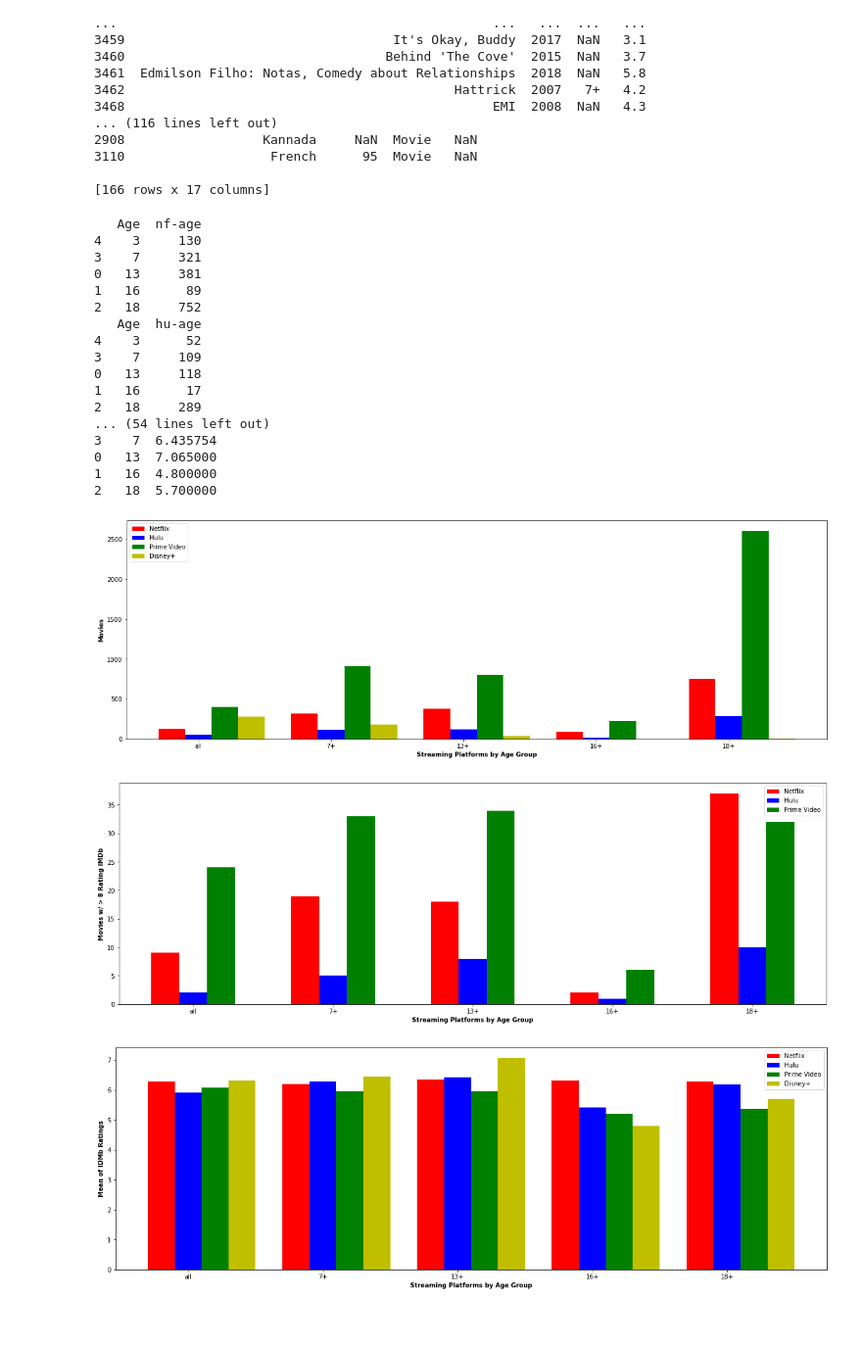
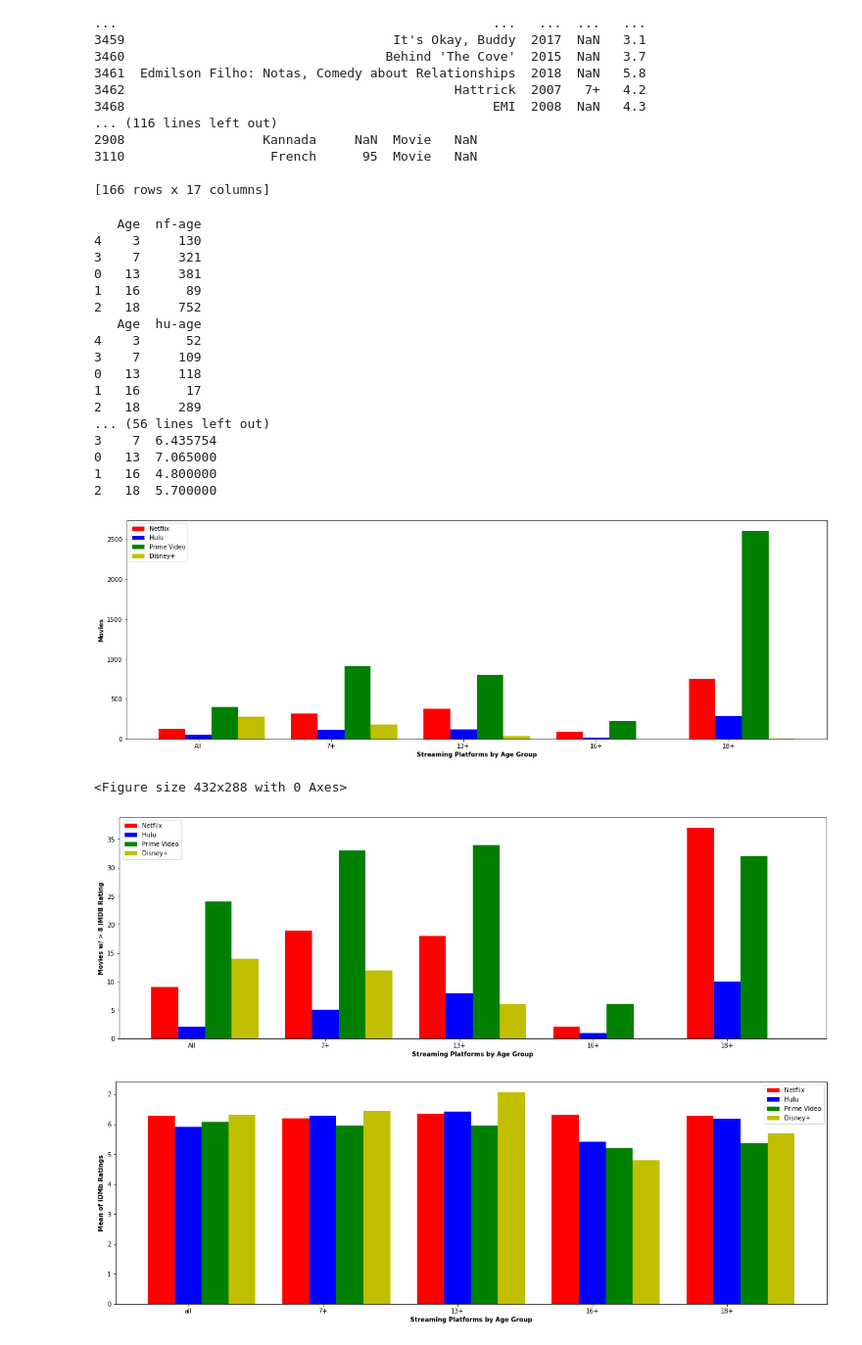
Before and after one commit to jtslater2/old_fashioned, a Jupyter notebook: Scripts/mpaa.ipynb, the cells around one changed output. Shown at 98% size. Drawn from its saved outputs; the diff is of its cells as text; code cells hidden in the pictures.

```diff
--- a/Scripts/mpaa.ipynb
+++ b/Scripts/mpaa.ipynb
@@ -152,6 +152,12 @@ hs3.sort_values(by = "Age", inplace = True)
 hs4.sort_values(by = "Age", inplace = True)
 hs5.sort_values(by = "Age", inplace = True)
 
+hs5 = hs5.append({"Age":16,"hdi-age":0},ignore_index=True)
+hs5 = hs5.append({"Age":18,"hdi-age":0},ignore_index=True)
+hs5["Age"] = hs5["Age"].astype(int)
+
+
+
 print(hs2)
 print(hs3)
 print(hs4)
@@ -195,7 +201,7 @@ print(ms5)
 0   13     118
 1   16      17
 2   18     289
-... (54 lines left out)
+... (56 lines left out)
 3    7  6.435754
 0   13  7.065000
 1   16  4.800000
@@ -220,39 +226,43 @@ plt.xlabel('Streaming Platforms by Age Group', fontweight ='bold')
 plt.ylabel('Movies', fontweight ='bold')
 #plt.xticks(['all', '7+', '13+', '16+', '18+'])
 plt.xticks([r + .2 for r in range(5)],
-           ['all', '7+', '13+', '16+', '18+'])
+           ['All', '7+', '13+', '16+', '18+'])
 
 
 plt.legend()
 
 plt.show()
+
+plt.savefig(r'../Final_Datasets/Age Group - Movies per Streaming Service.png')
 # %% [output]
 [figure]
+<Figure size 432x288 with 0 Axes>
 # %%
 #IMDB greater than 8 by age group
 
 fig = plt.figure(figsize = (16,5))
 
 x = np.arange(5)
 
 ax = fig.add_axes([0,0,1,1])
 ax.bar(x, hs2["hnf-age"], color = 'r', width = 0.2, label = "Netflix")
 ax.bar(x+.2, hs3["hhu-age"], color = 'b', width = 0.2, label = "Hulu")
 ax.bar(x+ .4, hs4["hpv-age"], color = 'g', width = 0.2, label = "Prime Video")
-#ax.bar(x+.6, hs5["hdi-age"], color = 'y', width = 0.2, label = "Disney+")   need to fix having zero values
-
+ax.bar(x+.6, hs5["hdi-age"], color = 'y', width = 0.2, label = "Disney+")
 
 plt.xlabel('Streaming Platforms by Age Group', fontweight ='bold')
-plt.ylabel('Movies w/ > 8 Rating IMDb', fontweight ='bold')
+plt.ylabel('Movies w/ > 8 IMDB Rating', fontweight ='bold')
 #plt.xticks(['all', '7+', '13+', '16+', '18+'])
 plt.xticks([r + .2 for r in range(5)],
-           ['all', '7+', '13+', '16+', '18+'])
+           ['All', '7+', '13+', '16+', '18+'])
 
 plt.legend()
 
+plt.savefig(r'../Final_Datasets/Age Group - Movies per Streaming Service with high IMDb score.png')
+
 plt.show()
 # %% [output]
-[figure, old version]
+[figure, new version]
 # %%
 
 #IMDB mean for each age group
```
Also changed, not shown: parts of 20 cells of this notebook, 2 other files.
